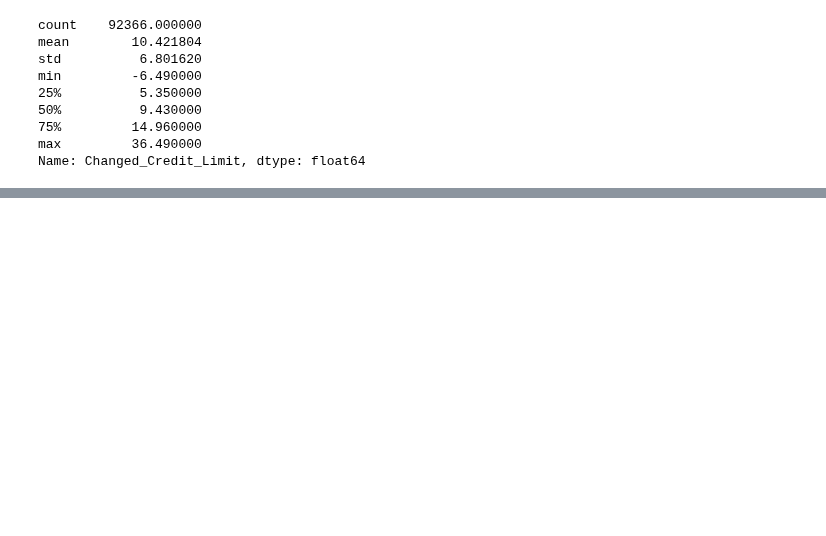
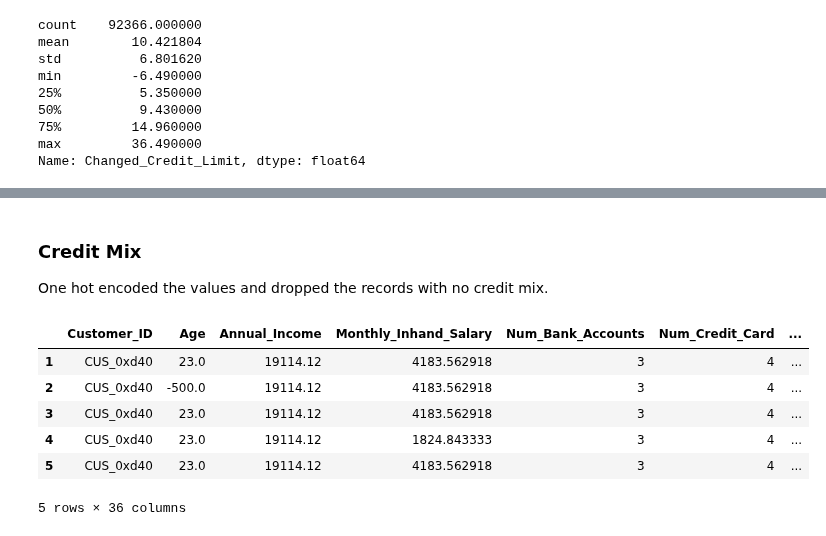
Before and after one commit to AyujVerma/Credit-Score-Classifier, a Jupyter notebook: credit_score.ipynb, the cells around one changed output, grey strips where cells are left out. Drawn from its saved outputs; the diff is of its cells as text; code cells hidden in the pictures; blank space fills up the shorter version.

```diff
--- a/credit_score.ipynb
+++ b/credit_score.ipynb
@@ -253,0 +432,15 @@ Name: Changed_Credit_Limit, dtype: float64
+# %% [markdown]
+### Credit Mix
+One hot encoded the values and dropped the records with no credit mix.
+# %%
+data.drop(data[data["Credit_Mix"]=='_'].index,inplace=True)
+data = pd.get_dummies(data=data, columns=['Credit_Mix'], drop_first=True)
+data.head()
+# %% [output]
+|  | Customer_ID | Age | Annual_Income | Monthly_Inhand_Salary | Num_Bank_Accounts | Num_Credit_Card | ... |
+| 1 | CUS_0xd40 | 23.0 | 19114.12 | 4183.562918 | 3 | 4 | ... |
+| 2 | CUS_0xd40 | -500.0 | 19114.12 | 4183.562918 | 3 | 4 | ... |
+| 3 | CUS_0xd40 | 23.0 | 19114.12 | 4183.562918 | 3 | 4 | ... |
+| 4 | CUS_0xd40 | 23.0 | 19114.12 | 1824.843333 | 3 | 4 | ... |
+| 5 | CUS_0xd40 | 23.0 | 19114.12 | 4183.562918 | 3 | 4 | ... |
+5 rows × 36 columns
```
Also changed, not shown: parts of 58 cells of this notebook.
